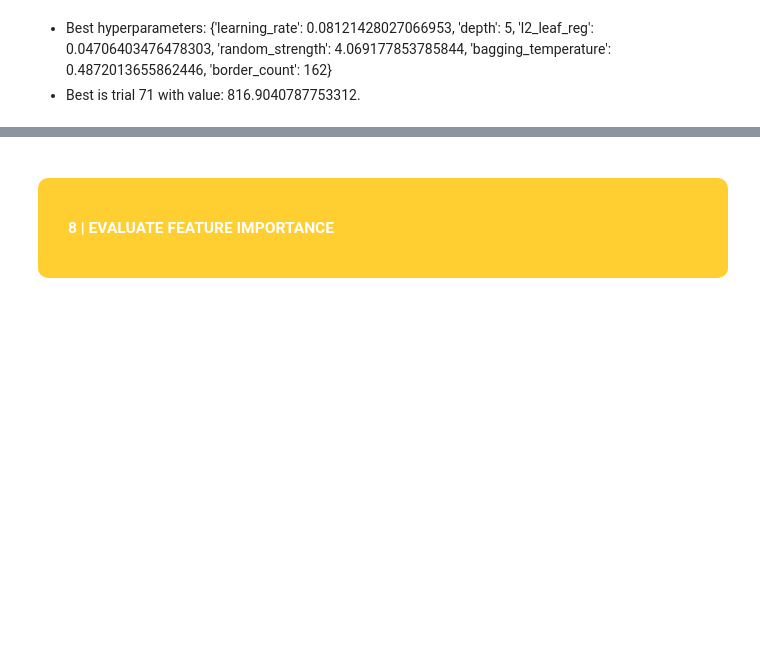
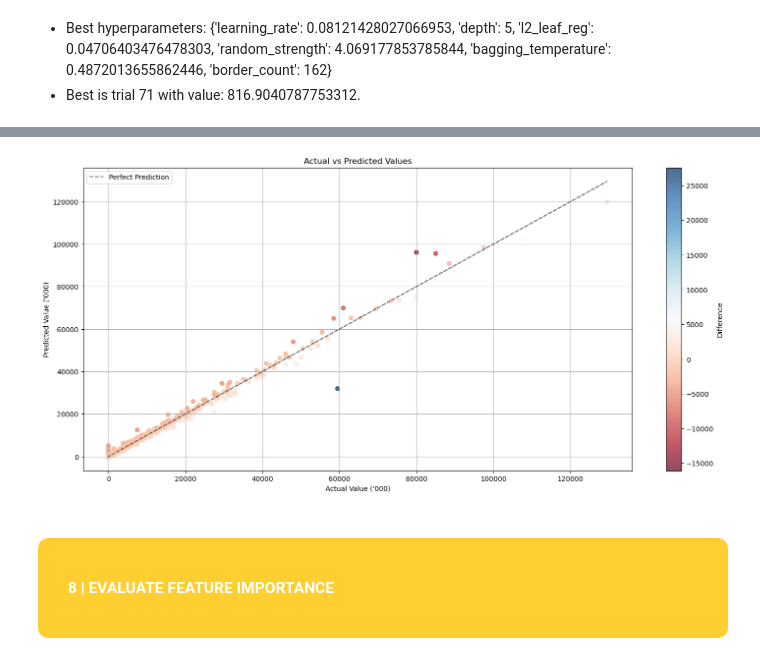
Before and after one commit to yYorky/Football-Player-Value-Prediction, a Jupyter notebook: notebooks/experiment.ipynb, the cells around one changed output, grey strips where cells are left out. Saved outputs shown, nothing was run; the diff lists cells and outputs as text; code cells hidden in the pictures; blank space fills up the shorter version.

```diff
--- a/notebooks/experiment.ipynb
+++ b/notebooks/experiment.ipynb
@@ -647,0 +900,26 @@ Best hyperparameters: {'learning_rate': 0.08121428027066953, 'depth': 5, 'l2_lea
+# %%
+# Data already split into features (X) and target (y)
+X_train, X_test, y_train, y_test = train_test_split(X, y, test_size=0.2, random_state=42)
+
+# Train CatBoost model
+model = CatBoostRegressor(**best_params, verbose = 0)
+
+# Define pipeline with model
+CB_pipeline = Pipeline([
+            ('preprocessor', pipeline_3),
+            ('model', model)])
+
+CB_pipeline.fit(X_train, y_train)
+
+# Make predictions
+predictions = CB_pipeline.predict(X_test)
+
+# Create DataFrame
+results_df = pd.DataFrame({
+    'Player ID': X_test.index,
+    "Value('000')": y_test,
+    'Predicted Value': predictions,
+    'Difference': y_test - predictions
+})
+
+results_df.head(10)
@@ -648,3 +939,22 @@ Best hyperparameters: {'learning_rate': 0.08121428027066953, 'depth': 5, 'l2_lea
+# %%
+# Scatter plot
+plt.figure(figsize=(18, 8))
+plt.scatter(results_df["Value('000')"], results_df["Predicted Value"], c=results_df["Difference"], cmap='RdBu', alpha=0.7)
+plt.colorbar(label='Difference')
+plt.xlabel("Actual Value ('000)")
+plt.ylabel("Predicted Value ('000)")
+plt.title("Actual vs Predicted Values")
+plt.grid(True)
+
+# Add perfect diagonal line
+plt.plot(results_df["Value('000')"], results_df["Value('000')"], color='black', linestyle='--', alpha=0.5, label='Perfect Prediction')
+
+# Add legend
+plt.legend()
+
+plt.show()
+# %% [output]
+[figure, added]
 # %% [markdown]
 # <div style="padding: 30px;color:white;margin:10;font-size:60%;text-align:left;display:fill;border-radius:10px;background-color:#FFFFFF;overflow:hidden;background-color:#FFCE30"><b><span style='color:#FFFFFF'>8 |</span></b> <b>EVALUATE FEATURE IMPORTANCE</b></div>
 # %%
```
Also changed, not shown: parts of 22 cells of this notebook, 5 other files.
